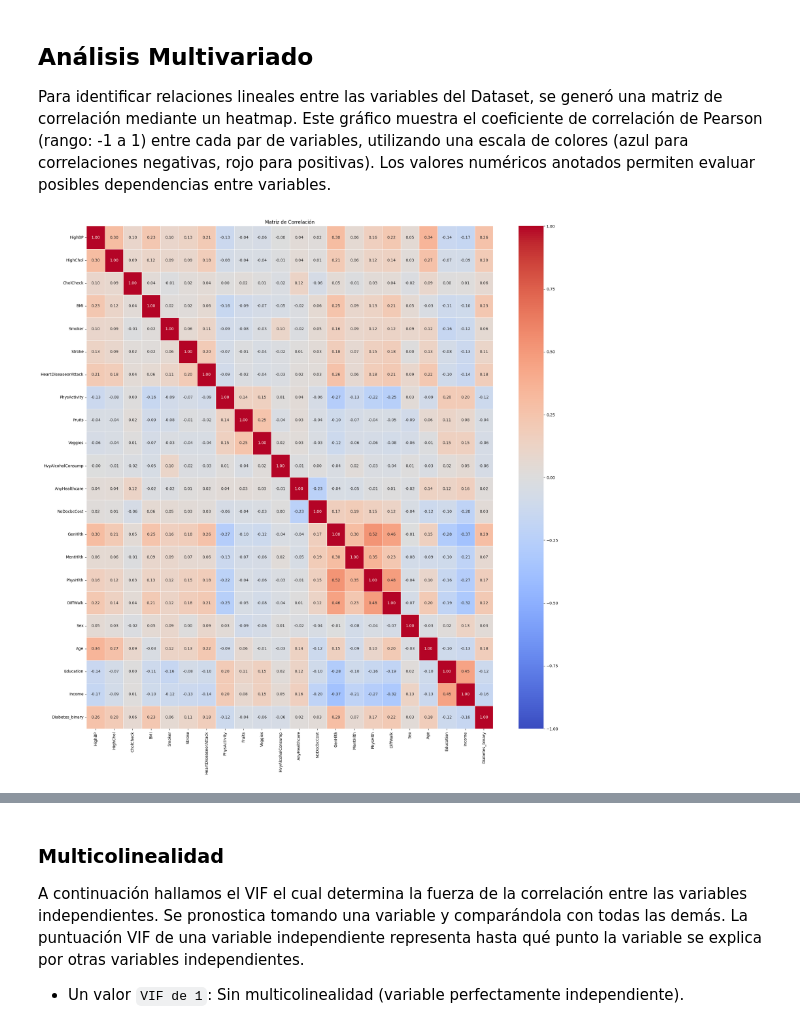
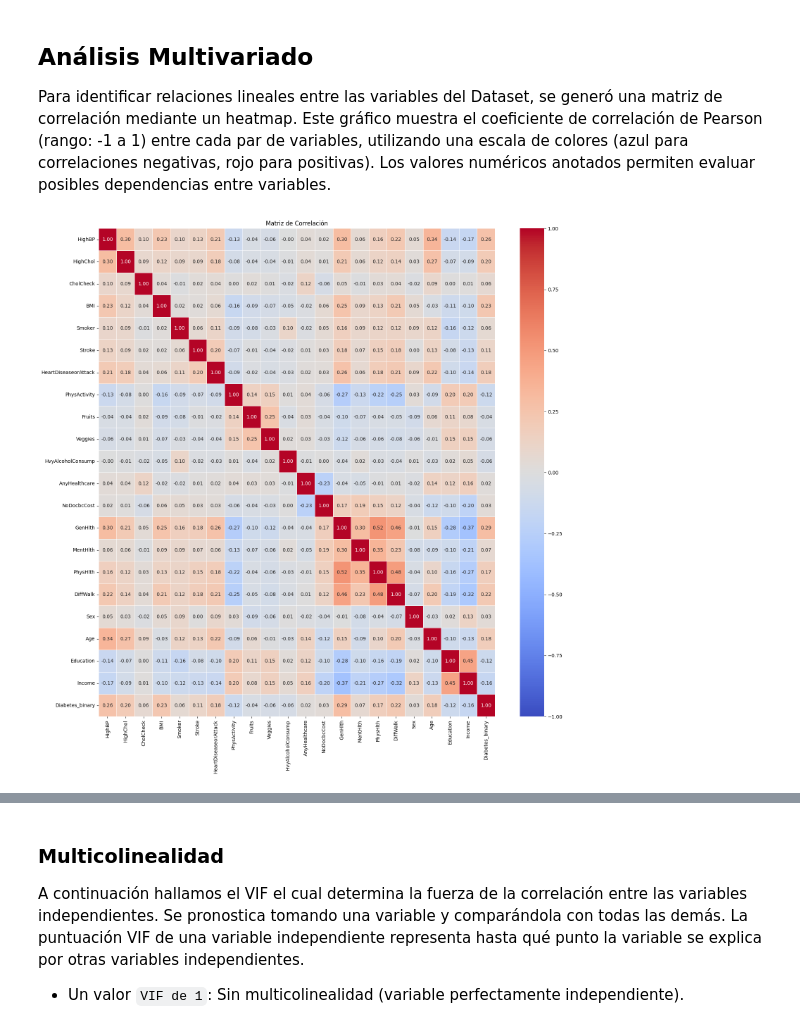
Before and after one commit to DAVIDML2005/Project-Diabetes-Prediabetes-Prediction, a Jupyter notebook: _sources/notebooks.ipynb, the cells around one changed output, grey strips where cells are left out. Cells and saved outputs as stored; diff of their text form; code cells hidden in the pictures.

```diff
--- a/_sources/notebooks.ipynb
+++ b/_sources/notebooks.ipynb
@@ -697,20 +691,20 @@ Finalmente, el índice de masa corporal (IMC) muestra una relación especialment
 
 Para identificar relaciones lineales entre las variables del Dataset, se generó una matriz de correlación mediante un heatmap. Este gráfico muestra el coeficiente de correlación de Pearson (rango: -1 a 1) entre cada par de variables, utilizando una escala de colores (azul para correlaciones negativas, rojo para positivas). Los valores numéricos anotados permiten evaluar posibles dependencias entre variables.
 # %%
-plt.figure(figsize=(20, 20))
+plt.figure(figsize=(16, 16))
 sns.heatmap(
     df.corr(),
     annot=True,
     fmt=".2f",
     cmap="coolwarm",
     vmin=-1, vmax=1,
     linewidths=0.5
 )
 plt.title("Matriz de Correlación")
 plt.tight_layout()
 plt.show()
 # %% [output]
-[figure, old version]
+[figure, new version]
 # %% [markdown]
 **Interpretación:**
 
```
Also changed, not shown: parts of 99 cells of this notebook, 22 other files.
